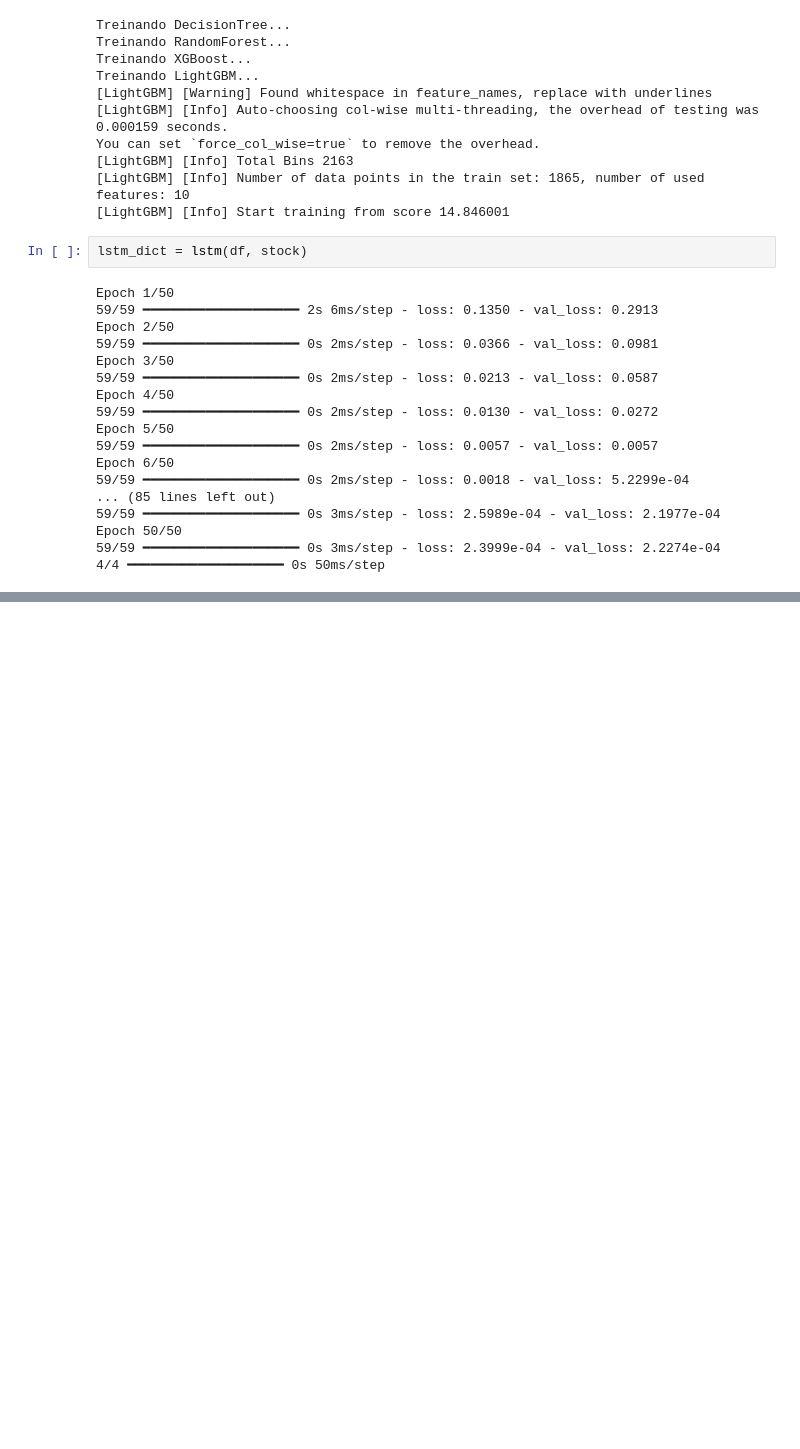
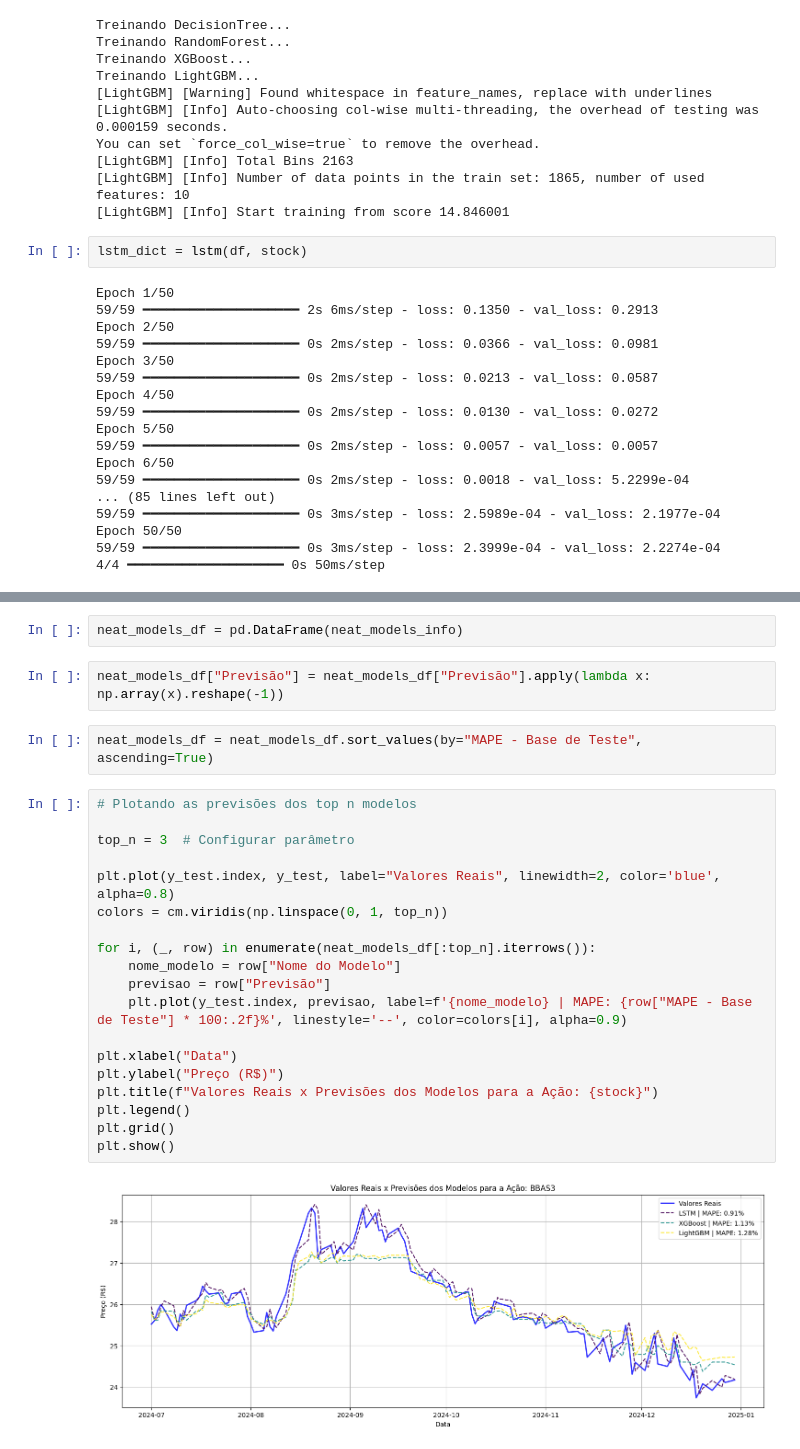
Before and after one commit to Botelho97/tcc-predict-stocks-models-comparison, a Jupyter notebook: main.ipynb, the cells around one changed output, grey strips where cells are left out. Saved outputs shown, nothing was run; the diff lists cells and outputs as text; blank space fills up the shorter version.

Commit message:
Plotting Predicts

```diff
--- a/main.ipynb
+++ b/main.ipynb
@@ -83,0 +112,27 @@ Epoch 50/50
+# %%
+neat_models_df = pd.DataFrame(neat_models_info)
+# %%
+neat_models_df["Previsão"] = neat_models_df["Previsão"].apply(lambda x: np.array(x).reshape(-1))
+# %%
+neat_models_df = neat_models_df.sort_values(by="MAPE - Base de Teste", ascending=True)
+# %%
+# Plotando as previsões dos top n modelos
+
+top_n = 3  # Configurar parâmetro
+
+plt.plot(y_test.index, y_test, label="Valores Reais", linewidth=2, color='blue', alpha=0.8)
+colors = cm.viridis(np.linspace(0, 1, top_n))
+
+for i, (_, row) in enumerate(neat_models_df[:top_n].iterrows()):
+    nome_modelo = row["Nome do Modelo"]
+    previsao = row["Previsão"]
+    plt.plot(y_test.index, previsao, label=f'{nome_modelo} | MAPE: {row["MAPE - Base de Teste"] * 100:.2f}%', linestyle='--', color=colors[i], alpha=0.9)
+
+plt.xlabel("Data")
+plt.ylabel("Preço (R$)")
+plt.title(f"Valores Reais x Previsões dos Modelos para a Ação: {stock}")
+plt.legend()
+plt.grid()
+plt.show()
+# %% [output]
+[figure, added]
```
Also changed, not shown: parts of 2 cells of this notebook.
